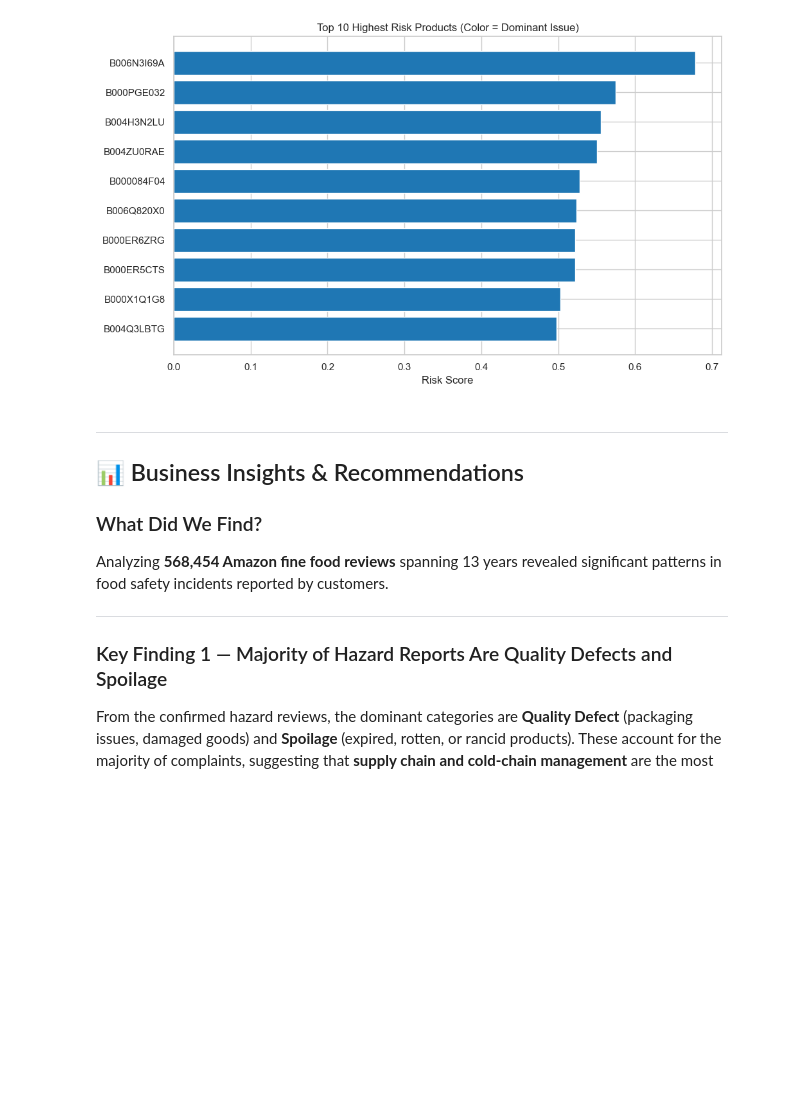
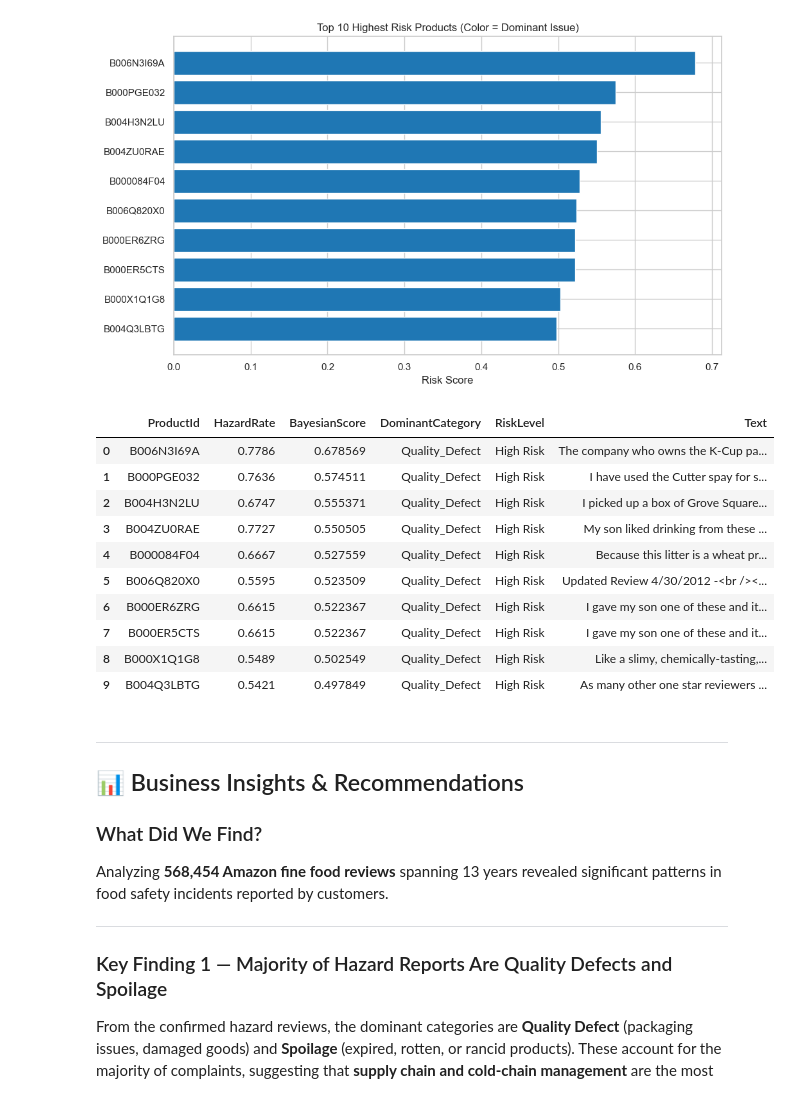
Before and after one commit to clickbytedev/bigdata-amazon-food-review, a Jupyter notebook: food_safety_pipeline_final.ipynb, the cells around one changed output. Saved outputs shown, nothing was run; the diff lists cells and outputs as text; code cells hidden in the pictures; blank space fills up the shorter version.

Commit message:
feat: done final pipipeline final ipynb food safety

```diff
--- a/food_safety_pipeline_final.ipynb
+++ b/food_safety_pipeline_final.ipynb
@@ -2235,6 +2239,80 @@ plt.tight_layout()
 plt.show()
 # %% [output]
 [figure]
+# %%
+import pandas as pd
+
+# Load data
+product_file = "outputs_v3/product_safety_summary_combined.xlsx"
+review_file = "outputs_v3/food_safety_results_combined.xlsx"
+
+df_summary = pd.read_excel(product_file, sheet_name="FT_Unsafe_Products")
+df_reviews = pd.read_excel(review_file, sheet_name="FT_Confirmed")
+
+# Pastikan numeric
+numeric_cols = ["TotalReviews", "HazardCount", "HazardRate", "BayesianScore"]
+for col in numeric_cols:
+    df_summary[col] = pd.to_numeric(df_summary[col], errors="coerce")
+
+df_reviews["FinalSafetyScore"] = pd.to_numeric(df_reviews["FinalSafetyScore"], errors="coerce")
+
+# 1. Ambil Top 10 product berdasarkan risk
+top10_products = (
+    df_summary
+    .sort_values(by=["BayesianScore", "HazardRate"], ascending=[False, False])
+    .head(10)
+)
+
+# 2. Ambil review paling representatif per product (FinalSafetyScore tertinggi)
+top_reviews_per_product = (
+    df_reviews
+    .sort_values("FinalSafetyScore", ascending=False)
+    .groupby("ProductId")
+    .first()
+    .reset_index()
+)
+
+# 3. Merge product + review
+final_table = top10_products.merge(
+    top_reviews_per_product,
+    on="ProductId",
+    how="left"
+)
+
+# 4. Pilih kolom yang kamu mau
+final_table = final_table[
+    [
+        "ProductId",
+        "HazardRate",
+        "BayesianScore",
+        "DominantCategory",
+        "RiskLevel",
+        "Text"
+    ]
+]
+
+# 5. Rapikan text (biar tidak kepanjangan)
+def shorten_text(text, max_len=120):
+    if isinstance(text, str):
+        return text[:max_len] + "..." if len(text) > max_len else text
+    return text
+
+final_table["Text"] = final_table["Text"].apply(shorten_text)
+
+# 6. Tampilkan hasil
+final_table
+# %% [output]
+|  | ProductId | HazardRate | BayesianScore | DominantCategory | RiskLevel | Text |
+| 0 | B006N3I69A | 0.7786 | 0.678569 | Quality_Defect | High Risk | The company who owns the K-Cup pa... |
+| 1 | B000PGE032 | 0.7636 | 0.574511 | Quality_Defect | High Risk | I have used the Cutter spay for s... |
+| 2 | B004H3N2LU | 0.6747 | 0.555371 | Quality_Defect | High Risk | I picked up a box of Grove Square... |
+| 3 | B004ZU0RAE | 0.7727 | 0.550505 | Quality_Defect | High Risk | My son liked drinking from these ... |
+| 4 | B000084F04 | 0.6667 | 0.527559 | Quality_Defect | High Risk | Because this litter is a wheat pr... |
+| 5 | B006Q820X0 | 0.5595 | 0.523509 | Quality_Defect | High Risk | Updated Review 4/30/2012 -<br /><... |
+| 6 | B000ER6ZRG | 0.6615 | 0.522367 | Quality_Defect | High Risk | I gave my son one of these and it... |
+| 7 | B000ER5CTS | 0.6615 | 0.522367 | Quality_Defect | High Risk | I gave my son one of these and it... |
+| 8 | B000X1Q1G8 | 0.5489 | 0.502549 | Quality_Defect | High Risk | Like a slimy, chemically-tasting,... |
+| 9 | B004Q3LBTG | 0.5421 | 0.497849 | Quality_Defect | High Risk | As many other one star reviewers ... |
 # %% [markdown]
 ---
 ## 📊 Business Insights & Recommendations
```
Also changed, not shown: parts of 1 cell of this notebook, 4 other files.
